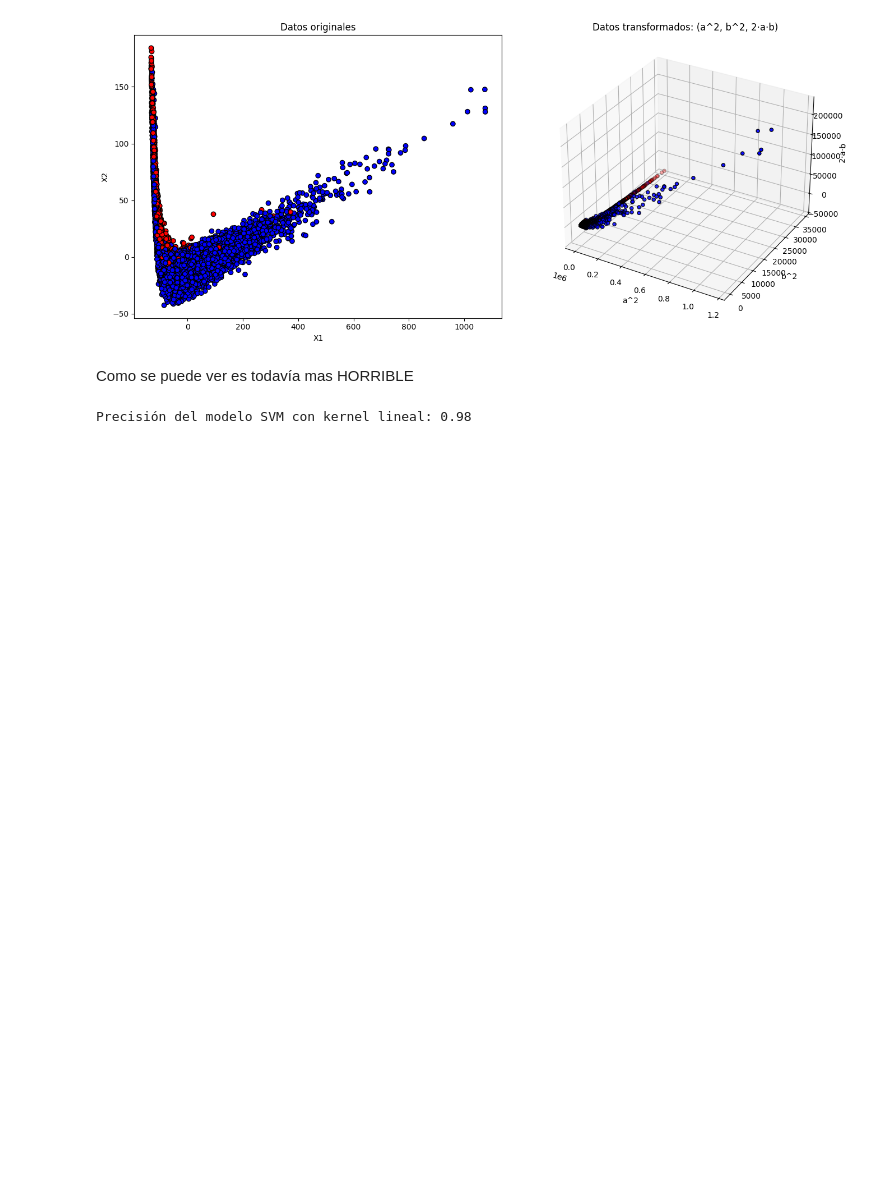
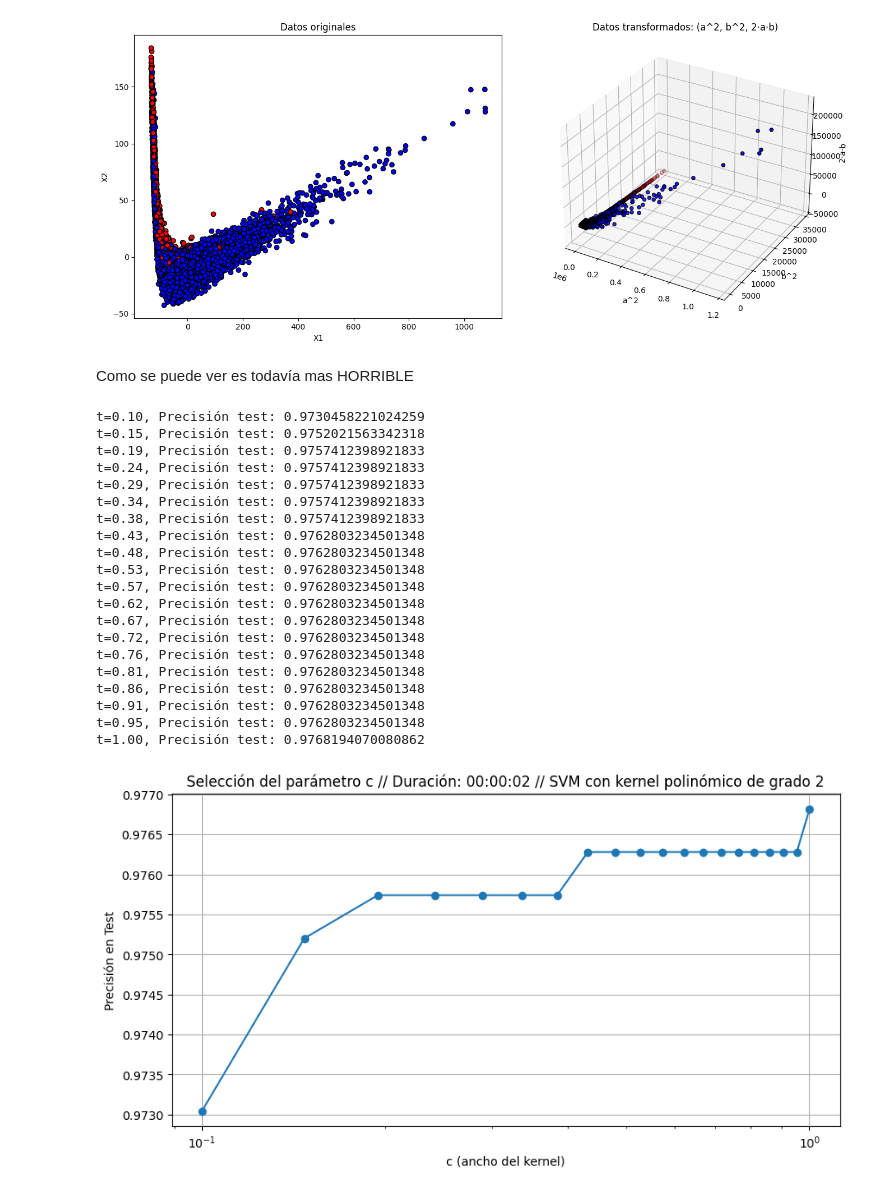
Before and after one commit to juansearg/TP2_multivariado, a Jupyter notebook: Ejercicio_1_Grupo_1.ipynb, the cells around one changed output. Saved outputs shown, nothing was run; the diff lists cells and outputs as text; code cells hidden in the pictures; blank space fills up the shorter version.

```diff
--- a/Ejercicio_1_Grupo_1.ipynb
+++ b/Ejercicio_1_Grupo_1.ipynb
@@ -118,12 +160,3 @@ plt.show()
 [figure]
 # %% [markdown]
 No se ve tan bien como esperabamos pero el accuracy es alto, lo que nos dice que éste modelo SVM lineal funciona muy bien.
-# %%
-# usamos SVM para clasificar con kernel RBF
-clf_rbf = svm.SVC(kernel='rbf')
-clf_rbf.fit(X_train, y_train)
-# Predecimos con el modelo entrenado
-y_pred_rbf = clf_rbf.predict(X_test)
-# Calculamos la precisión del modelo
-accuracy_rbf = accuracy_score(y_test, y_pred_rbf)
-print(f"Precisión del modelo SVM con kernel RBF: {accuracy_rbf:.2f}")
@@ -162,14 +193,55 @@ plt.show()
 [figure]
 # %% [markdown]
 Como se puede ver es todavía mas HORRIBLE
-# %%
-# usamos SVM para clasificar con kernel Lineal
-clf_poly = svm.SVC(kernel='poly',degree=2)
-clf_poly.fit(X_train, y_train)
-# Predecimos con el modelo entrenado
-y_pred = clf_poly.predict(X_test)
-# Calculamos la precisión del modelo
-accuracy = accuracy_score(y_test, y_pred)
-print(f"Precisión del modelo SVM con kernel lineal: {accuracy:.2f}")
-# %% [output]
-Precisión del modelo SVM con kernel lineal: 0.98
+# %%
+# SVM con kernel polinómico grado 2
+# Evaluación de parámetros c
+c_values = np.linspace(0.1, 1.0, 20)
+test_scores = []
+
+
+initial_time=time()
+test_scores=[]
+for c in c_values:
+    clf = svm.SVC(kernel='poly',degree=2,C=c)
+    clf.fit(X_train,y_train)
+    y_pred = clf.predict(X_test)
+    score = accuracy_score(y_test, y_pred)
+    test_scores.append(score)
+    print(f"t={c:.2f}, Precisión test: {score}")
+
+# Guardamos los resultados para el gráfico final de comparación
+test_scores_df['polinomico'] = test_scores
+
+# Gráfico
+plt.figure(figsize=(10, 5))
+plt.plot(c_values, test_scores, 'o-')
+plt.xscale('log')
+plt.xlabel('c (ancho del kernel)')
+plt.ylabel('Precisión en Test')
+duracion=gmtime(time()-initial_time)
+plt.title(f'Selección del parámetro c // Duración: {strftime("%H:%M:%S", duracion)} // SVM con kernel polinómico de grado 2')
+plt.grid(True)
+plt.show()
+# %% [output]
+t=0.10, Precisión test: 0.9730458221024259
+t=0.15, Precisión test: 0.9752021563342318
+t=0.19, Precisión test: 0.9757412398921833
+t=0.24, Precisión test: 0.9757412398921833
+t=0.29, Precisión test: 0.9757412398921833
+t=0.34, Precisión test: 0.9757412398921833
+t=0.38, Precisión test: 0.9757412398921833
+t=0.43, Precisión test: 0.9762803234501348
+t=0.48, Precisión test: 0.9762803234501348
+t=0.53, Precisión test: 0.9762803234501348
+t=0.57, Precisión test: 0.9762803234501348
+t=0.62, Precisión test: 0.9762803234501348
+t=0.67, Precisión test: 0.9762803234501348
+t=0.72, Precisión test: 0.9762803234501348
+t=0.76, Precisión test: 0.9762803234501348
+t=0.81, Precisión test: 0.9762803234501348
+t=0.86, Precisión test: 0.9762803234501348
+t=0.91, Precisión test: 0.9762803234501348
+t=0.95, Precisión test: 0.9762803234501348
+t=1.00, Precisión test: 0.9768194070080862
+[figure, added]
```
Also changed, not shown: parts of 7 cells of this notebook.
